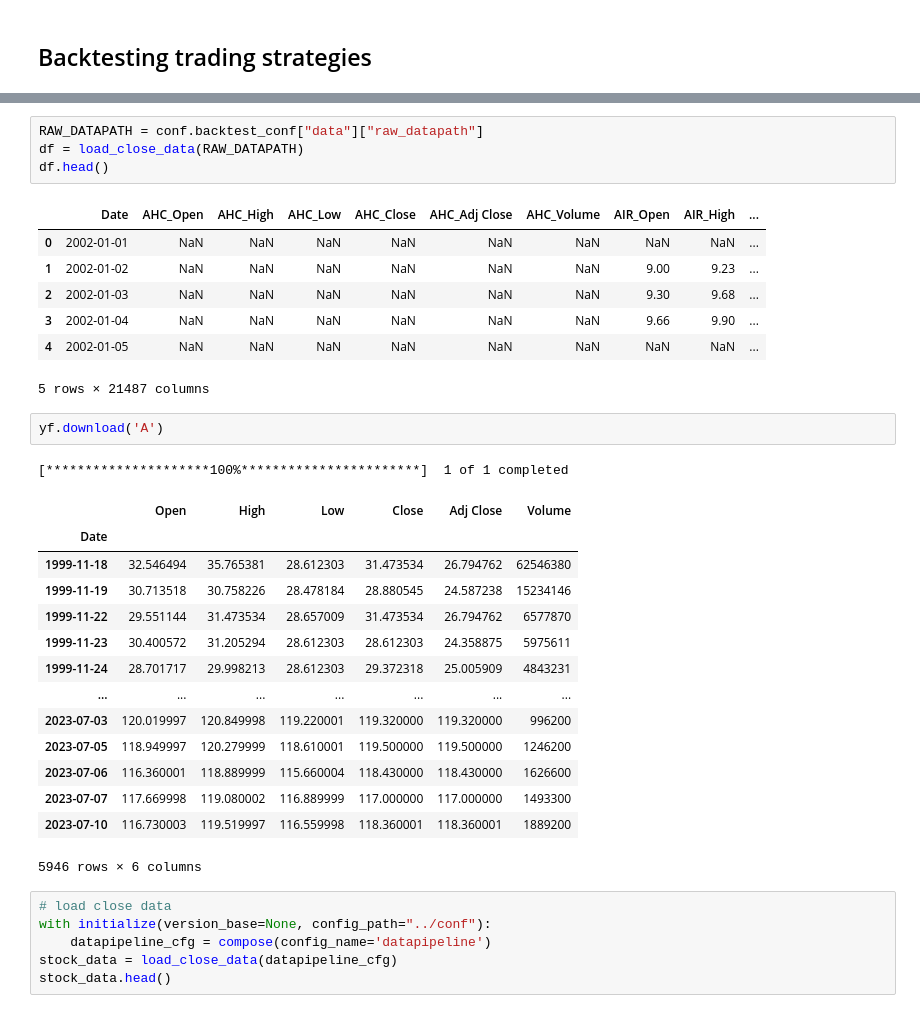
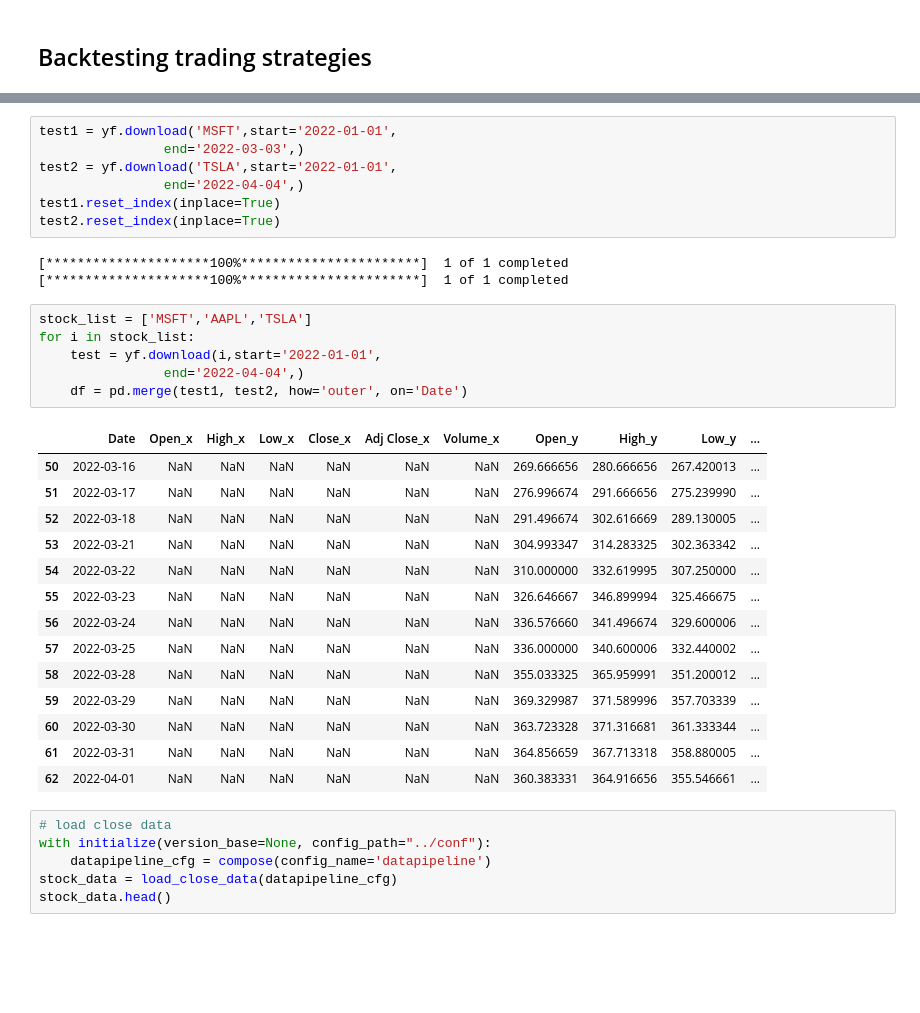
Before and after one commit to ryanlxz/backtesting, a Jupyter notebook: notebooks/test.ipynb, the cells around one changed output, grey strips where cells are left out. Cells and saved outputs as stored; diff of their text form; blank space fills up the shorter version.

```diff
--- a/notebooks/test.ipynb
+++ b/notebooks/test.ipynb
@@ -54,33 +89,34 @@ df.iloc[5:20]
-# %%
-RAW_DATAPATH = conf.backtest_conf["data"]["raw_datapath"]
-df = load_close_data(RAW_DATAPATH)
-df.head()
-# %% [output]
-|  | Date | AHC_Open | AHC_High | AHC_Low | AHC_Close | AHC_Adj Close | AHC_Volume | AIR_Open | AIR_High | ... |
-| 0 | 2002-01-01 | NaN | NaN | NaN | NaN | NaN | NaN | NaN | NaN | ... |
-| 1 | 2002-01-02 | NaN | NaN | NaN | NaN | NaN | NaN | 9.00 | 9.23 | ... |
-| 2 | 2002-01-03 | NaN | NaN | NaN | NaN | NaN | NaN | 9.30 | 9.68 | ... |
-| 3 | 2002-01-04 | NaN | NaN | NaN | NaN | NaN | NaN | 9.66 | 9.90 | ... |
-| 4 | 2002-01-05 | NaN | NaN | NaN | NaN | NaN | NaN | NaN | NaN | ... |
-5 rows × 21487 columns
-# %%
-yf.download('A')
-# %% [output]
-[*********************100%***********************]  1 of 1 completed
-|  | Open | High | Low | Close | Adj Close | Volume |
-| Date |  |  |  |  |  |  |
-| 1999-11-18 | 32.546494 | 35.765381 | 28.612303 | 31.473534 | 26.794762 | 62546380 |
-| 1999-11-19 | 30.713518 | 30.758226 | 28.478184 | 28.880545 | 24.587238 | 15234146 |
-| 1999-11-22 | 29.551144 | 31.473534 | 28.657009 | 31.473534 | 26.794762 | 6577870 |
-| 1999-11-23 | 30.400572 | 31.205294 | 28.612303 | 28.612303 | 24.358875 | 5975611 |
-| 1999-11-24 | 28.701717 | 29.998213 | 28.612303 | 29.372318 | 25.005909 | 4843231 |
-| ... | ... | ... | ... | ... | ... | ... |
-| 2023-07-03 | 120.019997 | 120.849998 | 119.220001 | 119.320000 | 119.320000 | 996200 |
-| 2023-07-05 | 118.949997 | 120.279999 | 118.610001 | 119.500000 | 119.500000 | 1246200 |
-| 2023-07-06 | 116.360001 | 118.889999 | 115.660004 | 118.430000 | 118.430000 | 1626600 |
-| 2023-07-07 | 117.669998 | 119.080002 | 116.889999 | 117.000000 | 117.000000 | 1493300 |
-| 2023-07-10 | 116.730003 | 119.519997 | 116.559998 | 118.360001 | 118.360001 | 1889200 |
-5946 rows × 6 columns
+# %%
+test1 = yf.download('MSFT',start='2022-01-01',
+                end='2022-03-03',)
+test2 = yf.download('TSLA',start='2022-01-01',
+                end='2022-04-04',)
+test1.reset_index(inplace=True)
+test2.reset_index(inplace=True)
+# %% [output]
+[*********************100%***********************]  1 of 1 completed
+[*********************100%***********************]  1 of 1 completed
+# %%
+stock_list = ['MSFT','AAPL','TSLA']
+for i in stock_list:
+    test = yf.download(i,start='2022-01-01',
+                end='2022-04-04',)
+    df = pd.merge(test1, test2, how='outer', on='Date')
+# %% [output]
+|  | Date | Open_x | High_x | Low_x | Close_x | Adj Close_x | Volume_x | Open_y | High_y | Low_y | ... |
+| 50 | 2022-03-16 | NaN | NaN | NaN | NaN | NaN | NaN | 269.666656 | 280.666656 | 267.420013 | ... |
+| 51 | 2022-03-17 | NaN | NaN | NaN | NaN | NaN | NaN | 276.996674 | 291.666656 | 275.239990 | ... |
+| 52 | 2022-03-18 | NaN | NaN | NaN | NaN | NaN | NaN | 291.496674 | 302.616669 | 289.130005 | ... |
+| 53 | 2022-03-21 | NaN | NaN | NaN | NaN | NaN | NaN | 304.993347 | 314.283325 | 302.363342 | ... |
+| 54 | 2022-03-22 | NaN | NaN | NaN | NaN | NaN | NaN | 310.000000 | 332.619995 | 307.250000 | ... |
+| 55 | 2022-03-23 | NaN | NaN | NaN | NaN | NaN | NaN | 326.646667 | 346.899994 | 325.466675 | ... |
+| 56 | 2022-03-24 | NaN | NaN | NaN | NaN | NaN | NaN | 336.576660 | 341.496674 | 329.600006 | ... |
+| 57 | 2022-03-25 | NaN | NaN | NaN | NaN | NaN | NaN | 336.000000 | 340.600006 | 332.440002 | ... |
+| 58 | 2022-03-28 | NaN | NaN | NaN | NaN | NaN | NaN | 355.033325 | 365.959991 | 351.200012 | ... |
+| 59 | 2022-03-29 | NaN | NaN | NaN | NaN | NaN | NaN | 369.329987 | 371.589996 | 357.703339 | ... |
+| 60 | 2022-03-30 | NaN | NaN | NaN | NaN | NaN | NaN | 363.723328 | 371.316681 | 361.333344 | ... |
+| 61 | 2022-03-31 | NaN | NaN | NaN | NaN | NaN | NaN | 364.856659 | 367.713318 | 358.880005 | ... |
+| 62 | 2022-04-01 | NaN | NaN | NaN | NaN | NaN | NaN | 360.383331 | 364.916656 | 355.546661 | ... |
 # %%
 # load close data
 with initialize(version_base=None, config_path="../conf"):
```
Also changed, not shown: parts of 16 cells of this notebook, 2 other files.
